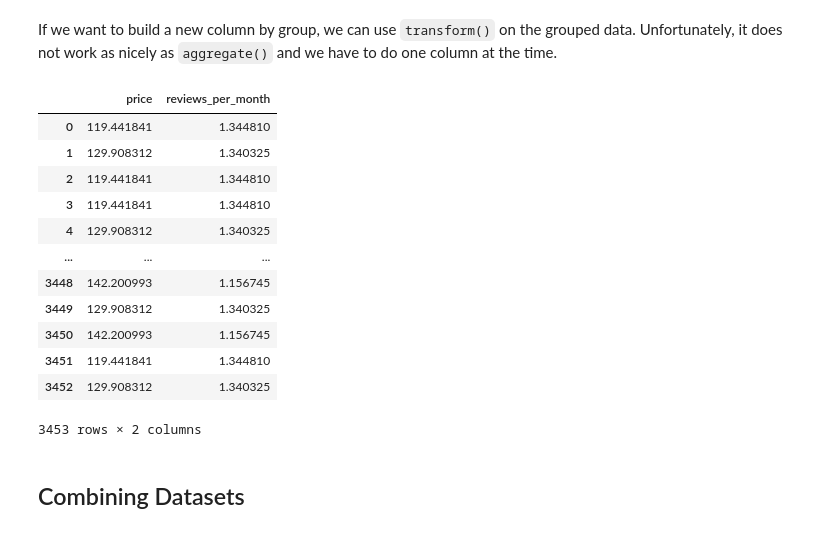
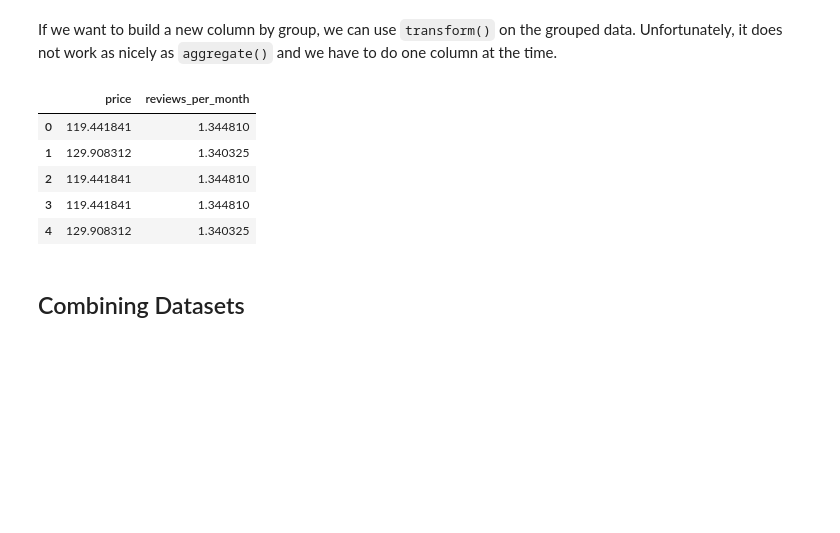
Before and after one commit to matteocourthoud/Data-Science-Python, a Jupyter notebook: notebooks/04_data_wrangling.ipynb, the cells around one changed output. Saved outputs shown, nothing was run; the diff lists cells and outputs as text; code cells hidden in the pictures; blank space fills up the shorter version.

```diff
--- a/notebooks/04_data_wrangling.ipynb
+++ b/notebooks/04_data_wrangling.ipynb
@@ -86,21 +86,14 @@ df_listings.groupby('neighbourhood').agg(mean_reviews=("reviews_per_month", "mea
 # %% [markdown]
 If we want to build a new column by group, we can use `transform()` on the grouped data. Unfortunately, it does not work as nicely as `aggregate()` and we have to do one column at the time.
 # %%
-df_listings.groupby('neighbourhood')[['price', 'reviews_per_month']].transform('mean')
+df_listings.groupby('neighbourhood')[['price', 'reviews_per_month']].transform('mean').head()
 # %% [output]
 |  | price | reviews_per_month |
 | 0 | 119.441841 | 1.344810 |
 | 1 | 129.908312 | 1.340325 |
 | 2 | 119.441841 | 1.344810 |
 | 3 | 119.441841 | 1.344810 |
 | 4 | 129.908312 | 1.340325 |
-| ... | ... | ... |
-| 3448 | 142.200993 | 1.156745 |
-| 3449 | 129.908312 | 1.340325 |
-| 3450 | 142.200993 | 1.156745 |
-| 3451 | 119.441841 | 1.344810 |
-| 3452 | 129.908312 | 1.340325 |
-3453 rows × 2 columns
 # %% [markdown]
 ## Combining Datasets
 # %% [markdown]
```
Also changed, not shown: parts of 6 cells of this notebook.
